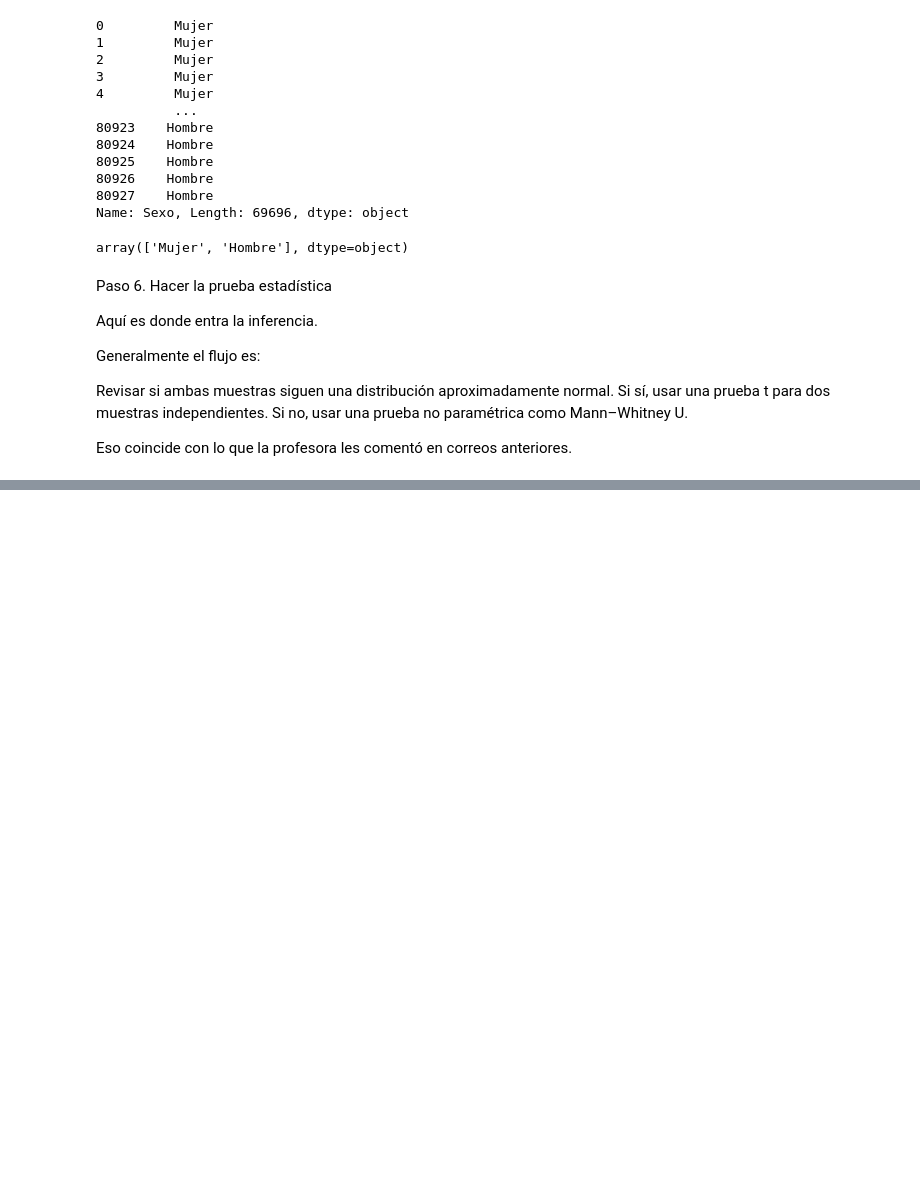
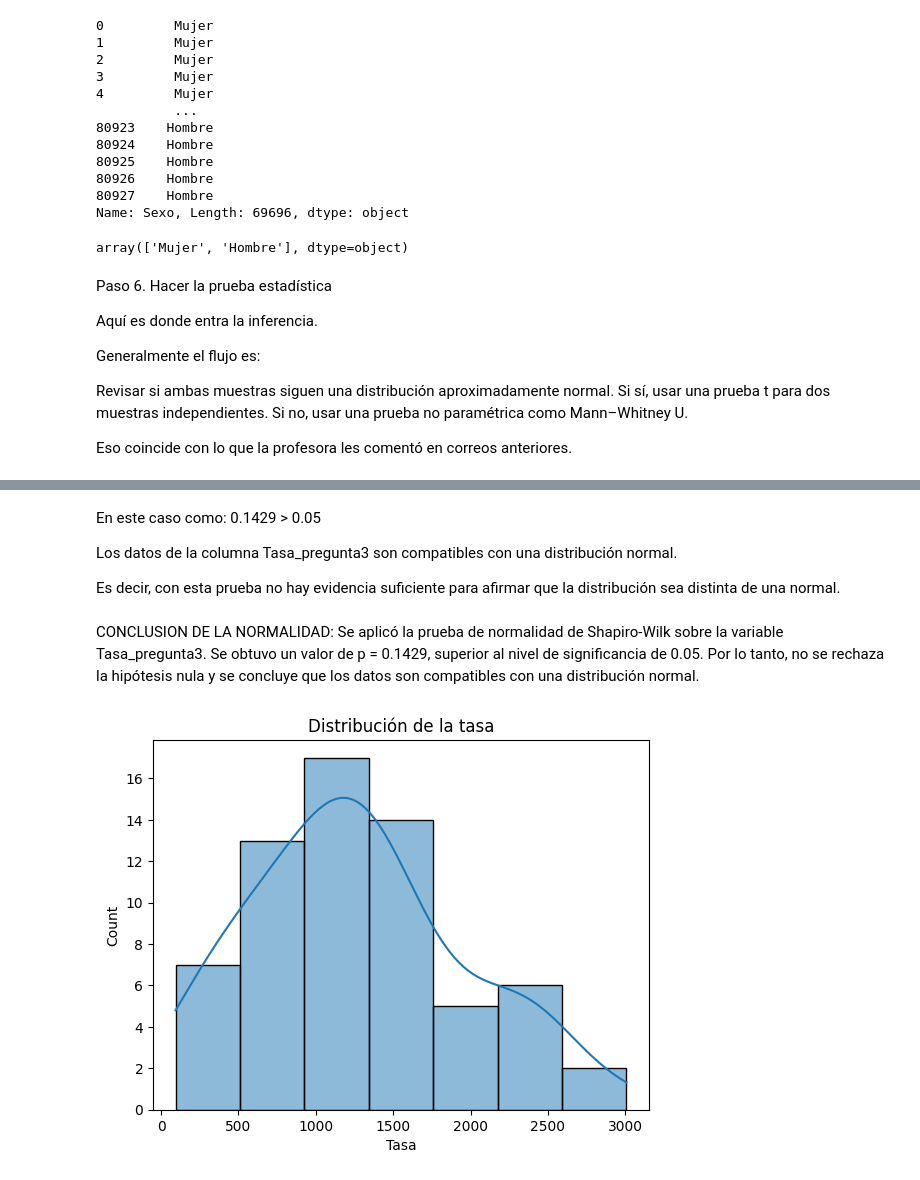
Before and after one commit to Mariel-Huerta-Esc/temas-selectos-bases-datos, a Jupyter notebook: proyecto/NUEVO.ipynb, the cells around one changed output, grey strips where cells are left out. Saved outputs shown, nothing was run; the diff lists cells and outputs as text; code cells hidden in the pictures; blank space fills up the shorter version.

```diff
--- a/proyecto/NUEVO.ipynb
+++ b/proyecto/NUEVO.ipynb
@@ -164,0 +209,19 @@ Name: count, dtype: int64
+# %% [markdown]
+En este caso como:
+0.1429 > 0.05
+
+Los datos de la columna Tasa_pregunta3 son compatibles con una distribución normal.
+
+ Es decir, con esta prueba no hay evidencia suficiente para afirmar que la distribución sea distinta de una normal.
+# %% [markdown]
+CONCLUSION DE LA NORMALIDAD:
+Se aplicó la prueba de normalidad de Shapiro-Wilk sobre la variable Tasa_pregunta3. Se obtuvo un valor de p = 0.1429, superior al nivel de significancia de 0.05. Por lo tanto, no se rechaza la hipótesis nula y se concluye que los datos son compatibles con una distribución normal.
+# %%
+#visualizacion
+sns.histplot(resultado["Tasa_pregunta3"], kde=True)
+
+plt.xlabel("Tasa")
+plt.title("Distribución de la tasa")
+plt.show()
+# %% [output]
+[figure, added]
```
Also changed, not shown: parts of 20 cells of this notebook, 1 other file.
